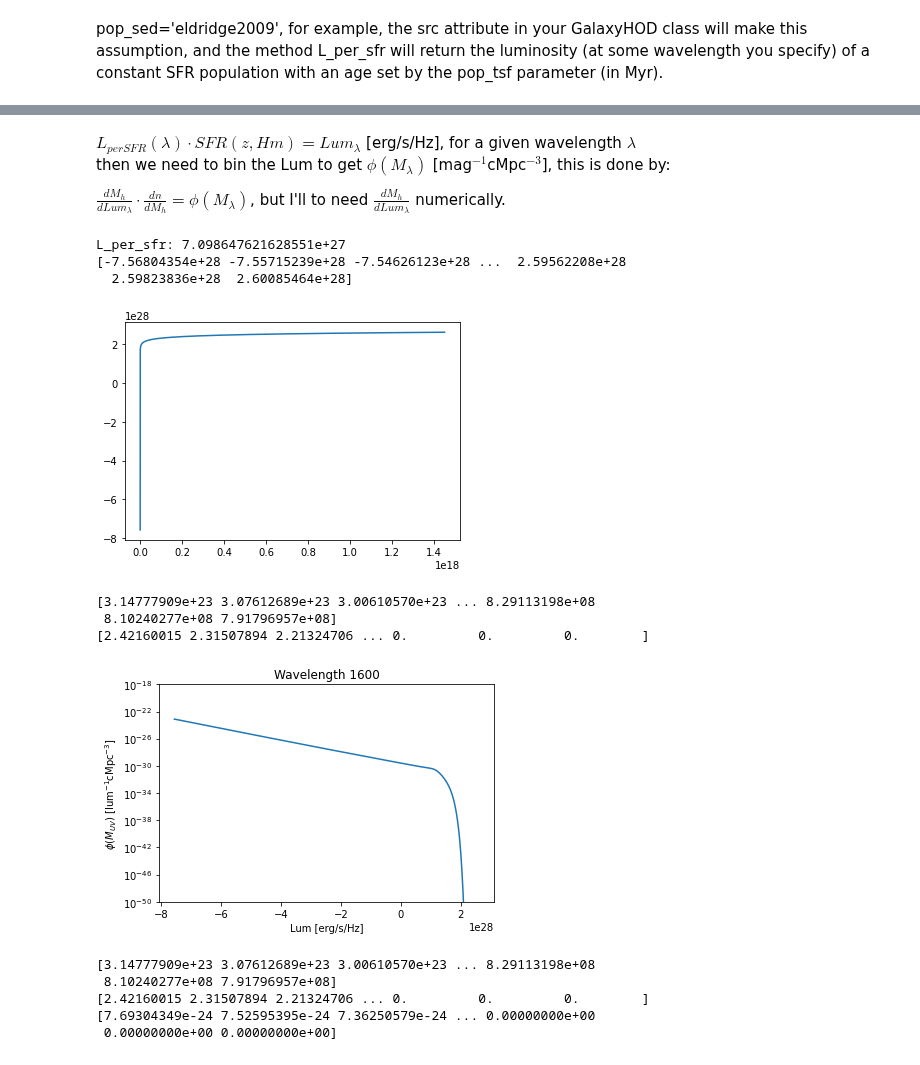
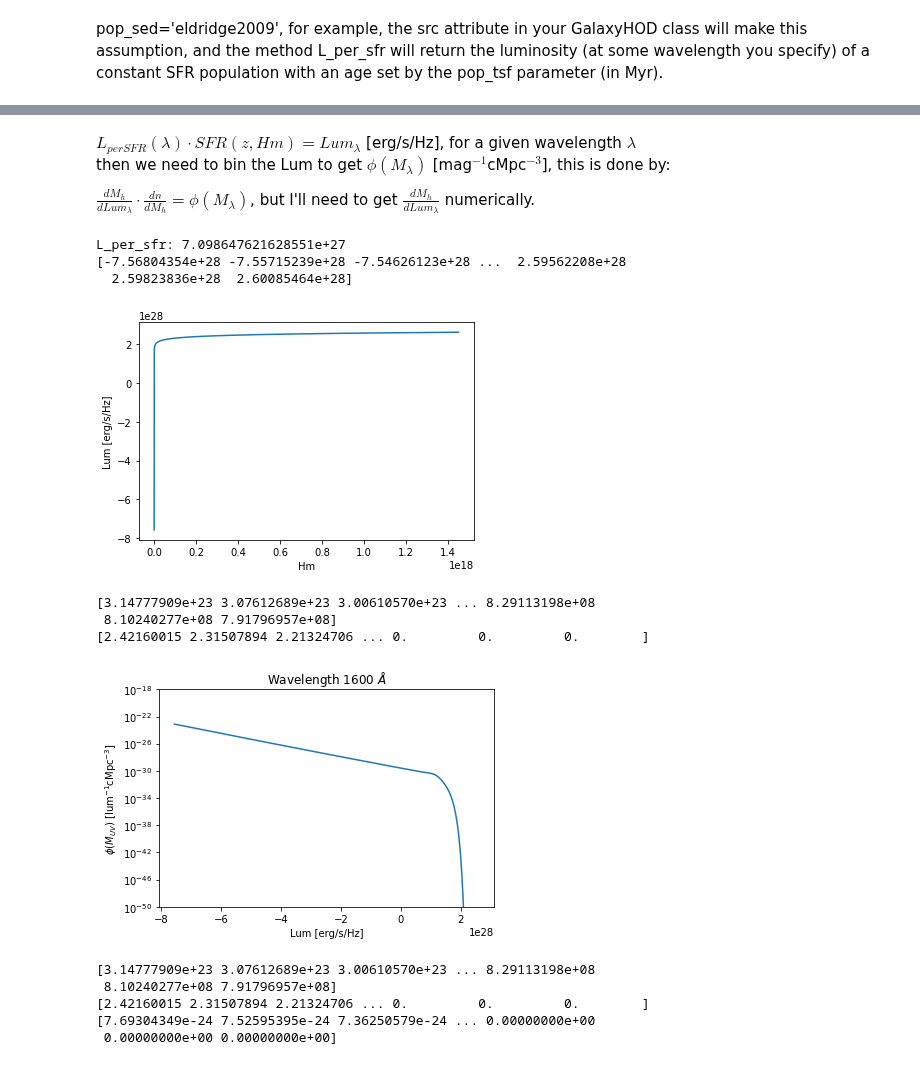
Before and after one commit to eklem1/GalaxySim, a Jupyter notebook: Gen_LF.ipynb, the cells around one changed output, grey strips where cells are left out. Cells and saved outputs as stored; diff of their text form; code cells hidden in the pictures.

```diff
--- a/Gen_LF.ipynb
+++ b/Gen_LF.ipynb
@@ -54,7 +50,7 @@ def getParams(z):
 $L_{per SFR}(\lambda) \cdot SFR(z, Hm) = Lum_{\lambda} $   [erg/s/Hz], for a given wavelength $\lambda$
 then we need to bin the Lum to get $\phi(M_{\lambda})$ [mag$^{-1}$cMpc$^{-3}$], this is done by:
 
-$\frac{dM_h}{dLum_{\lambda}} \cdot \frac{dn}{dM_h} = \phi(M_{\lambda})$, but I'll to need $\frac{dM_h}{dLum_{\lambda}}$ numerically.
+$\frac{dM_h}{dLum_{\lambda}} \cdot \frac{dn}{dM_h} = \phi(M_{\lambda})$, but I'll need to get $\frac{dM_h}{dLum_{\lambda}}$ numerically.
 # %%
 def dL_dM(z, Lum, Hm):
 
@@ -83,39 +79,43 @@ Lum = pop.src.L_per_sfr(lamda) * pop.SFR(z, Hm, True, log10=False) #[erg/s/Hz]
 
 print(Lum)
 
 pl.plot(Hm, Lum)
+pl.xlabel('Hm')
+pl.ylabel('Lum [erg/s/Hz]')
 pl.show()
 
 dLdM = np.abs(dL_dM(z, Lum, Hm))
 print(dLdM)
 
 k = np.argmin(np.abs(z - pop_halo.halos.tab_z))
 dndM = pop_halo.halos.tab_dndm[k, :][:-1]
 print(dndM)
 
 LF = dndM/dLdM
 
 # print(LF)
 
 #could put lum in term of lsun = 3.839e33
 
 pl.semilogy(Lum[:-1], LF)
 
 pl.ylabel('$\phi(M_{UV})$ [lum$^{-1}$cMpc$^{-3}$]')
 pl.xlabel('Lum [erg/s/Hz]')
-pl.title('Wavelength {}'.format(lamda))
+pl.title('Wavelength {} $\AA$'.format(lamda))
 
+# pl.ylim(1e-15,)
 pl.ylim(1e-50,1e-18)
+
 pl.show()
 # %% [output]
 L_per_sfr: 7.098647621628551e+27
 [-7.56804354e+28 -7.55715239e+28 -7.54626123e+28 ...  2.59562208e+28
   2.59823836e+28  2.60085464e+28]
-[figure, old version]
+[figure, new version]
 [3.14777909e+23 3.07612689e+23 3.00610570e+23 ... 8.29113198e+08
  8.10240277e+08 7.91796957e+08]
 [2.42160015 2.31507894 2.21324706 ... 0.         0.         0.        ]
-[figure, old version]
+[figure, new version]
 # %%
 print(dLdM) #is this too big
 
```
Also changed, not shown: parts of 4 cells of this notebook, 1 other file.
